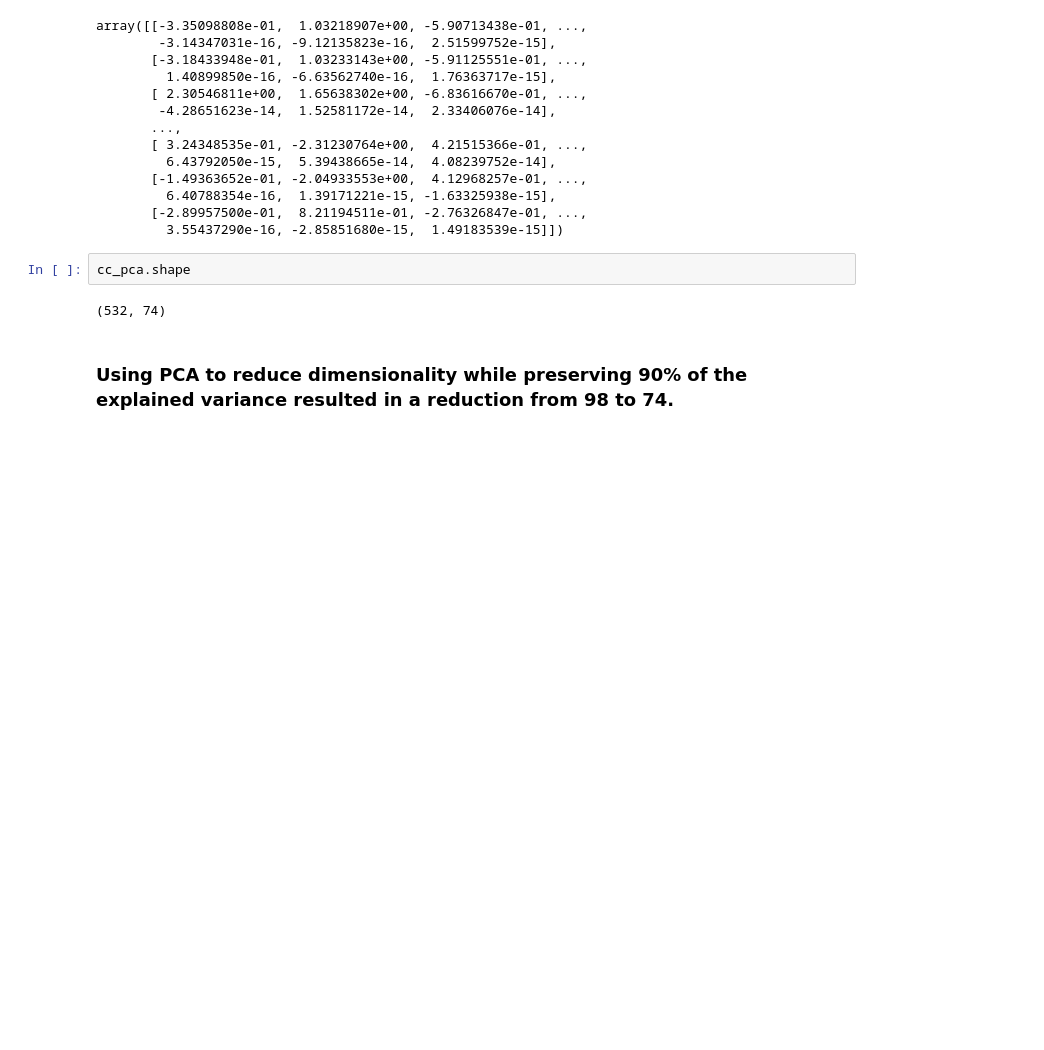
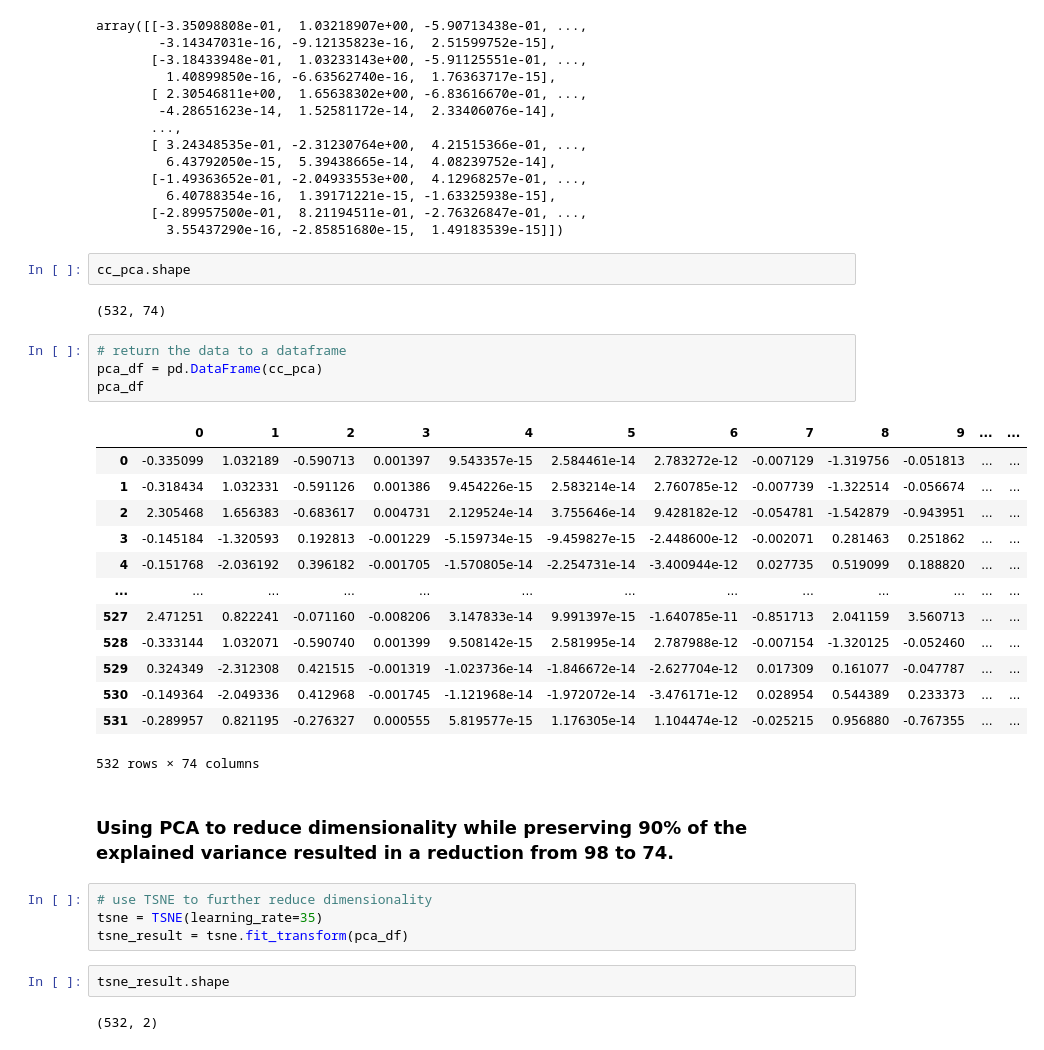
Before and after one commit to twolightsabovethesea/cryptocurrency-clusters, a Jupyter notebook: crypto_clusters.ipynb, the cells around one changed output. Saved outputs shown, nothing was run; the diff lists cells and outputs as text; blank space fills up the shorter version.

Commit message:
tsne

```diff
--- a/crypto_clusters.ipynb
+++ b/crypto_clusters.ipynb
@@ -234,5 +235,31 @@ array([[-3.35098808e-01,  1.03218907e+00, -5.90713438e-01, ...,
 cc_pca.shape
 # %% [output]
 (532, 74)
+# %%
+# return the data to a dataframe
+pca_df = pd.DataFrame(cc_pca)
+pca_df
+# %% [output]
+|  | 0 | 1 | 2 | 3 | 4 | 5 | 6 | 7 | 8 | 9 | ... | ... |
+| 0 | -0.335099 | 1.032189 | -0.590713 | 0.001397 | 9.543357e-15 | 2.584461e-14 | 2.783272e-12 | -0.007129 | -1.319756 | -0.051813 | ... | ... |
+| 1 | -0.318434 | 1.032331 | -0.591126 | 0.001386 | 9.454226e-15 | 2.583214e-14 | 2.760785e-12 | -0.007739 | -1.322514 | -0.056674 | ... | ... |
+| 2 | 2.305468 | 1.656383 | -0.683617 | 0.004731 | 2.129524e-14 | 3.755646e-14 | 9.428182e-12 | -0.054781 | -1.542879 | -0.943951 | ... | ... |
+| 3 | -0.145184 | -1.320593 | 0.192813 | -0.001229 | -5.159734e-15 | -9.459827e-15 | -2.448600e-12 | -0.002071 | 0.281463 | 0.251862 | ... | ... |
+| 4 | -0.151768 | -2.036192 | 0.396182 | -0.001705 | -1.570805e-14 | -2.254731e-14 | -3.400944e-12 | 0.027735 | 0.519099 | 0.188820 | ... | ... |
+| ... | ... | ... | ... | ... | ... | ... | ... | ... | ... | ... | ... | ... |
+| 527 | 2.471251 | 0.822241 | -0.071160 | -0.008206 | 3.147833e-14 | 9.991397e-15 | -1.640785e-11 | -0.851713 | 2.041159 | 3.560713 | ... | ... |
+| 528 | -0.333144 | 1.032071 | -0.590740 | 0.001399 | 9.508142e-15 | 2.581995e-14 | 2.787988e-12 | -0.007154 | -1.320125 | -0.052460 | ... | ... |
+| 529 | 0.324349 | -2.312308 | 0.421515 | -0.001319 | -1.023736e-14 | -1.846672e-14 | -2.627704e-12 | 0.017309 | 0.161077 | -0.047787 | ... | ... |
+| 530 | -0.149364 | -2.049336 | 0.412968 | -0.001745 | -1.121968e-14 | -1.972072e-14 | -3.476171e-12 | 0.028954 | 0.544389 | 0.233373 | ... | ... |
+| 531 | -0.289957 | 0.821195 | -0.276327 | 0.000555 | 5.819577e-15 | 1.176305e-14 | 1.104474e-12 | -0.025215 | 0.956880 | -0.767355 | ... | ... |
+532 rows × 74 columns
 # %% [markdown]
 ### Using PCA to reduce dimensionality while preserving 90% of the explained variance resulted in a reduction from 98 to 74.
+# %%
+# use TSNE to further reduce dimensionality
+tsne = TSNE(learning_rate=35)
+tsne_result = tsne.fit_transform(pca_df)
+# %%
+tsne_result.shape
+# %% [output]
+(532, 2)
```
Also changed, not shown: parts of 2 cells of this notebook.
